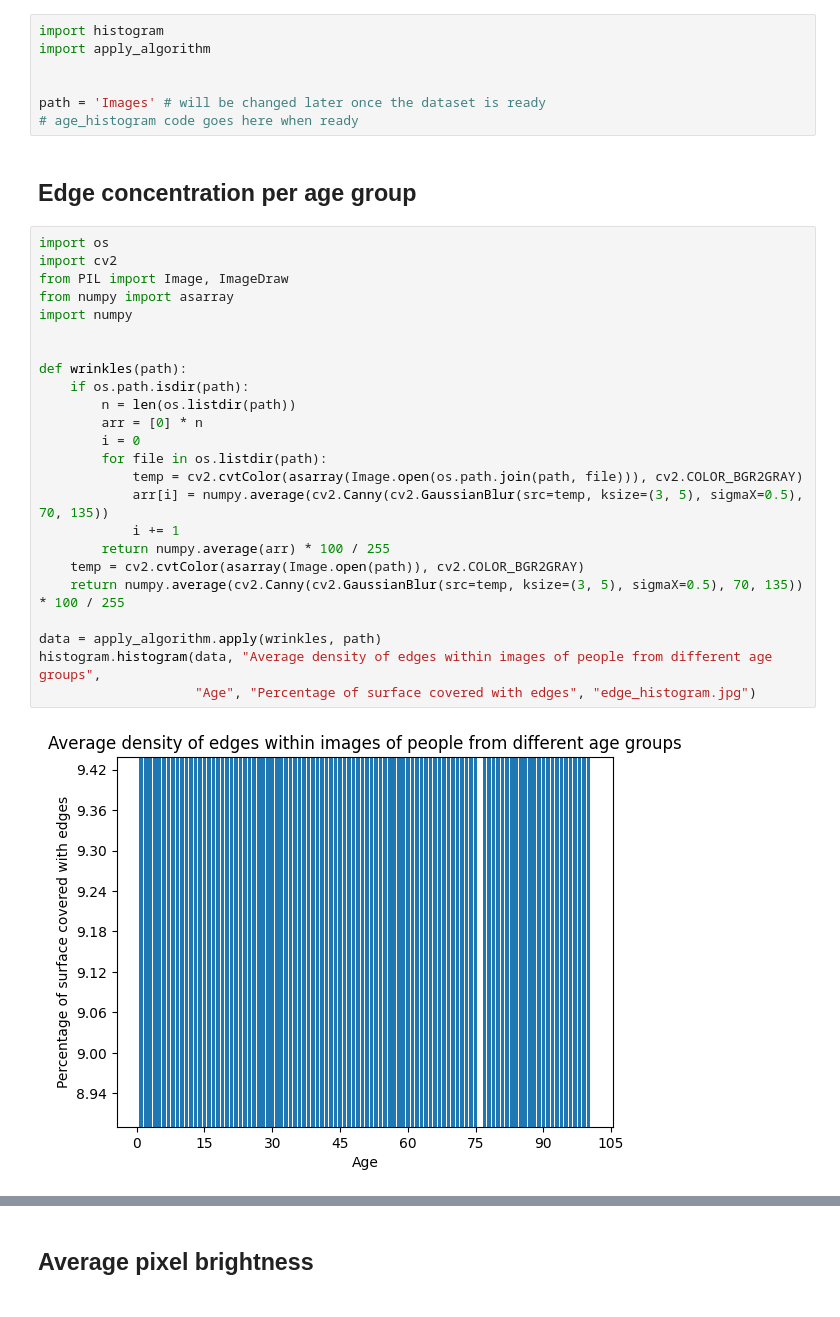
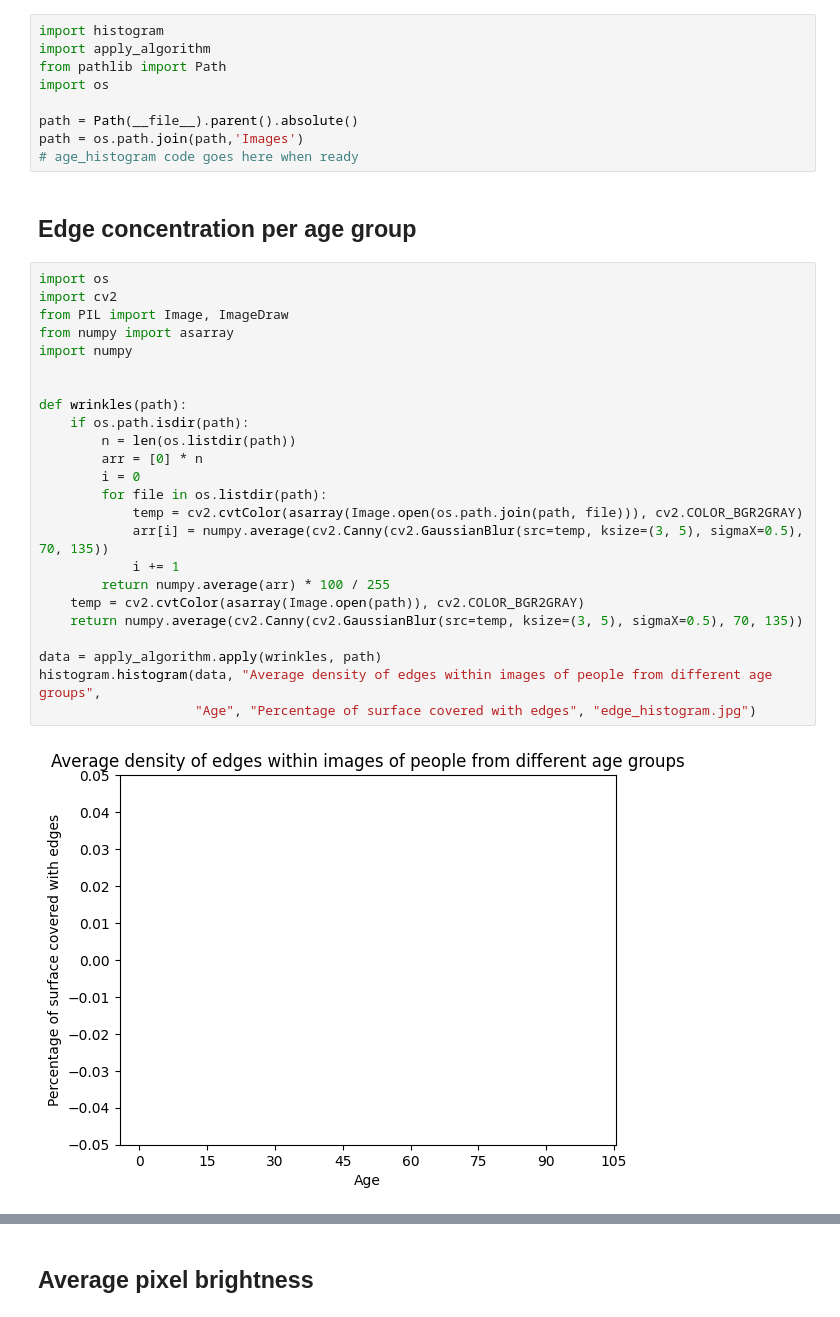
Before and after one commit to domser2002/ML_age_recognition, a Jupyter notebook: dataset/EDA.ipynb, the cells around one changed output, grey strips where cells are left out. Saved outputs shown, nothing was run; the diff lists cells and outputs as text.

Commit message:
added path generation

```diff
--- a/dataset/EDA.ipynb
+++ b/dataset/EDA.ipynb
@@ -4,38 +4,40 @@
 # %%
 import histogram
 import apply_algorithm
+from pathlib import Path
+import os
 
-
-path = 'Images' # will be changed later once the dataset is ready
+path = Path(__file__).parent().absolute()
+path = os.path.join(path,'Images')
 # age_histogram code goes here when ready
 # %% [markdown]
 ## Edge concentration per age group
 # %%
 import os
 import cv2
 from PIL import Image, ImageDraw
 from numpy import asarray
 import numpy
 
 
 def wrinkles(path):
     if os.path.isdir(path):
         n = len(os.listdir(path))
         arr = [0] * n
         i = 0
         for file in os.listdir(path):
             temp = cv2.cvtColor(asarray(Image.open(os.path.join(path, file))), cv2.COLOR_BGR2GRAY)
             arr[i] = numpy.average(cv2.Canny(cv2.GaussianBlur(src=temp, ksize=(3, 5), sigmaX=0.5), 70, 135))
             i += 1
         return numpy.average(arr) * 100 / 255
     temp = cv2.cvtColor(asarray(Image.open(path)), cv2.COLOR_BGR2GRAY)
-    return numpy.average(cv2.Canny(cv2.GaussianBlur(src=temp, ksize=(3, 5), sigmaX=0.5), 70, 135)) * 100 / 255
+    return numpy.average(cv2.Canny(cv2.GaussianBlur(src=temp, ksize=(3, 5), sigmaX=0.5), 70, 135))
 
 data = apply_algorithm.apply(wrinkles, path)
 histogram.histogram(data, "Average density of edges within images of people from different age groups",
                     "Age", "Percentage of surface covered with edges", "edge_histogram.jpg")
 # %% [output]
-[figure, old version]
+[figure, new version]
 # %%
 import box
 
```
Also changed, not shown: parts of 10 cells of this notebook, 1 other file.
